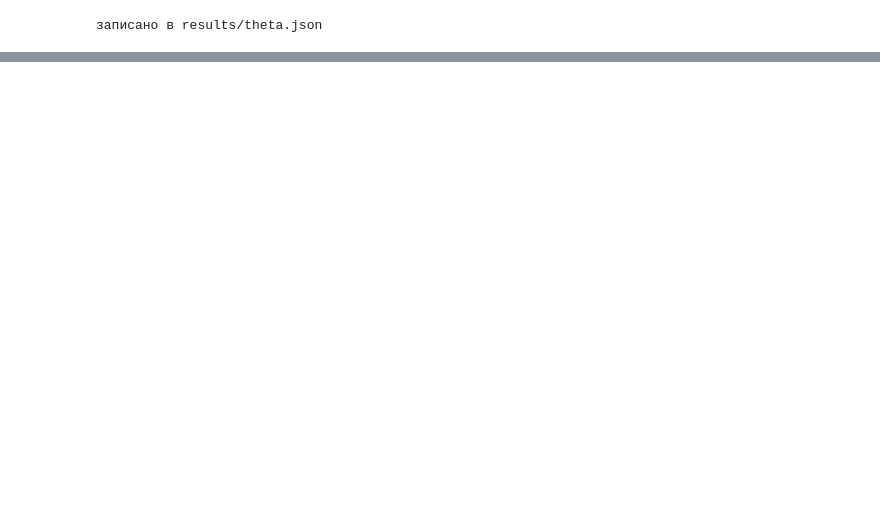
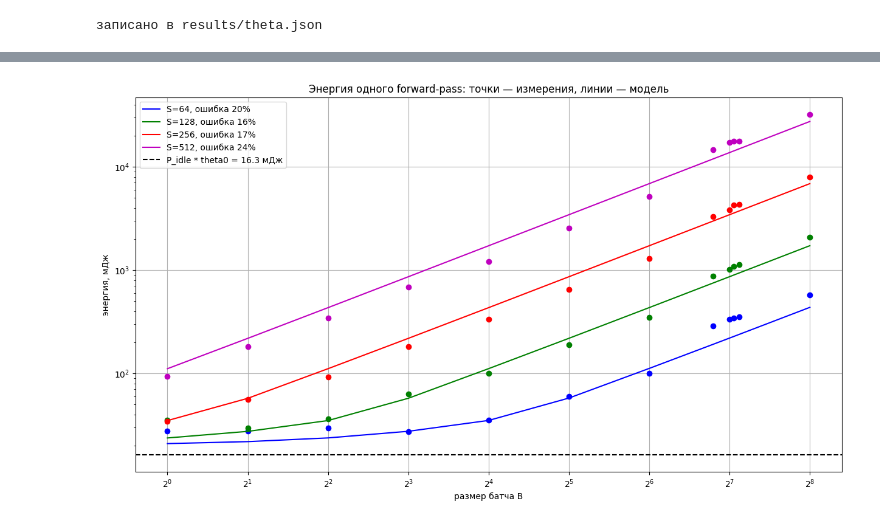
Before and after one commit to marijanbjc/Efficient-NN-HW1, a Jupyter notebook: calibrate.ipynb, the cells around one changed output, grey strips where cells are left out. Saved outputs shown, nothing was run; the diff lists cells and outputs as text; code cells hidden in the pictures; blank space fills up the shorter version.

```diff
--- a/calibrate.ipynb
+++ b/calibrate.ipynb
@@ -195,0 +240,27 @@ print("записано в", RESULTS / "theta.json")
+# %%
+# Энергия: измерения против модели
+plt.figure(figsize=(15, 8))
+plt.title("Энергия одного forward-pass: точки — измерения, линии — модель")
+
+for image_size, color in zip(PLOT_SIZES, COLORS):
+    points = ok[ok["S"] == image_size].sort_values("B")
+    predicted = eq.energy(points["S"].values, points["B"].values, full)
+    mean_error = round(error(predicted, points["energy"].values))
+    plt.plot(points["B"], points["energy"] * 1e3, "o", color=color)
+    plt.plot(points["B"], predicted * 1e3, "-", color=color,
+             label=f"S={image_size}, ошибка {mean_error}%")
+
+# На полке карта простаивает, но потребляет: энергия упирается в P_idle * theta0
+plt.axhline(theta_energy["p_idle"] * theta["theta0"] * 1e3, color="k", linestyle="--",
+            label=f"P_idle * theta0 = {round(theta_energy['p_idle'] * theta['theta0'] * 1e3, 1)} мДж")
+
+plt.xscale("log", base=2)
+plt.yscale("log")
+plt.xlabel("размер батча B")
+plt.ylabel("энергия, мДж")
+plt.grid()
+plt.legend()
+plt.savefig(FIGURES / "energy.png", dpi=120, bbox_inches="tight")
+plt.show()
+# %% [output]
+[figure, added]
```
Also changed, not shown: parts of 11 cells of this notebook, 3 other files.
